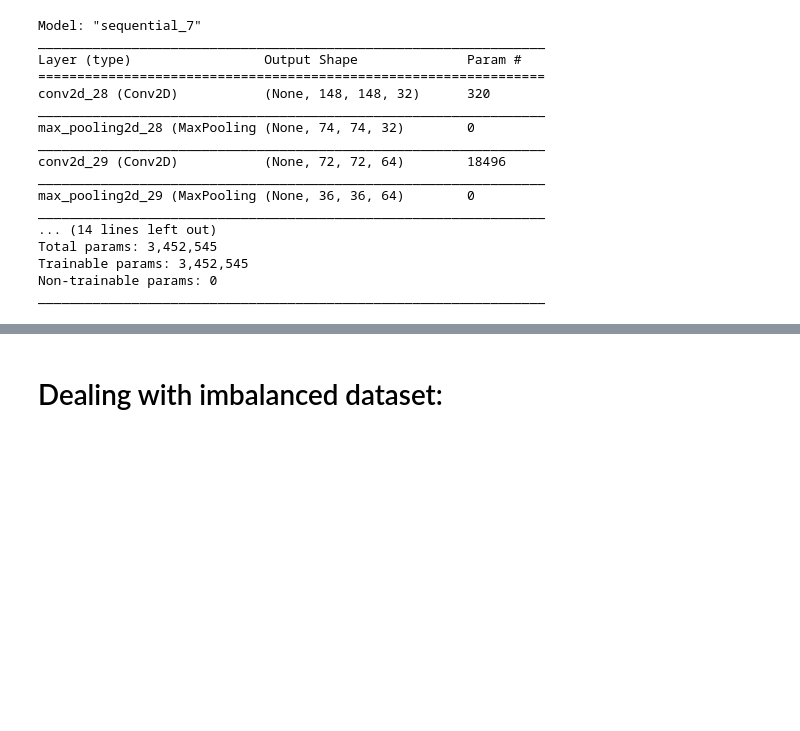
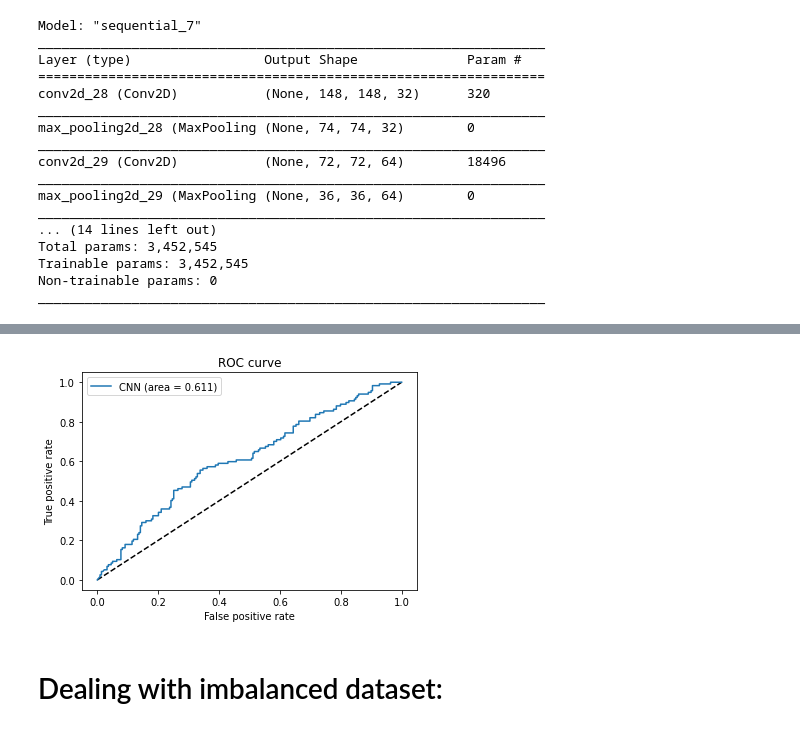
Before and after one commit to MarshaGomez/CNN-Medical-Imaging-Analysis, a Jupyter notebook: Code/Scratch_CNN_benign_vs_malign.ipynb, the cells around one changed output, grey strips where cells are left out. Cells and saved outputs as stored; diff of their text form; code cells hidden in the pictures; blank space fills up the shorter version.

```diff
--- a/Code/Scratch_CNN_benign_vs_malign.ipynb
+++ b/Code/Scratch_CNN_benign_vs_malign.ipynb
@@ -382,5 +510,8 @@ weighted avg       0.56      0.37      0.25       336
 # %%
 #ROC-AUC
+plot_AUC(model_0, test_images, test_labels)
+# %% [output]
+[figure, added]
 # %% [markdown]
 # Dealing with imbalanced dataset:
 # %% [markdown]
```
Also changed, not shown: parts of 61 cells of this notebook.
